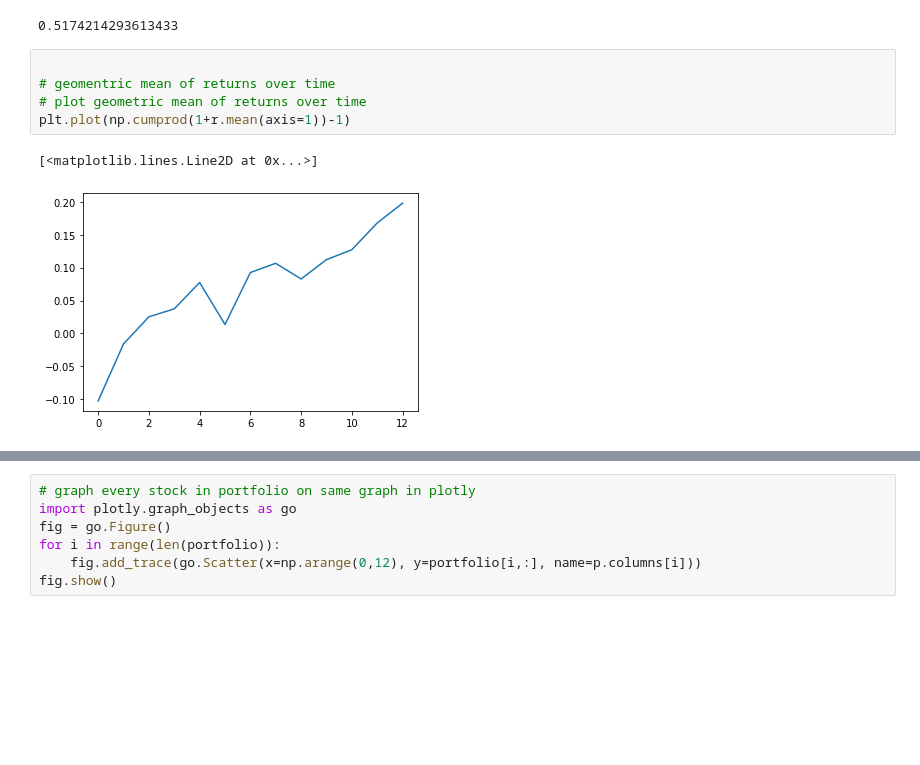
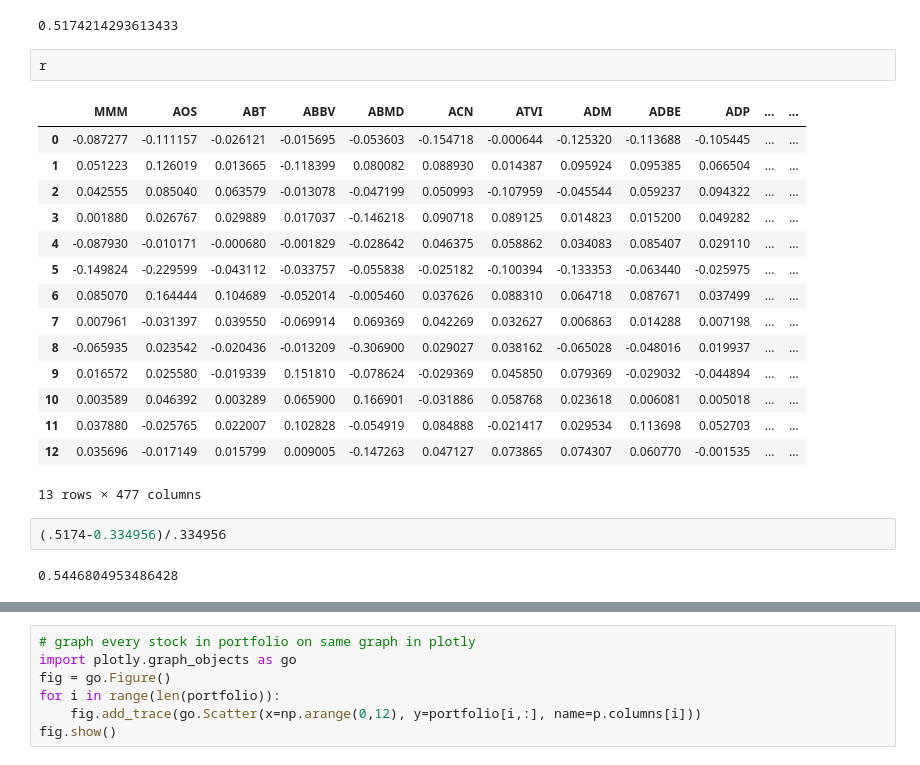
Before and after one commit to shannan-liu1/15093-project, a Jupyter notebook: portfolioOverTimepy.ipynb, the cells around one changed output, grey strips where cells are left out. Saved outputs shown, nothing was run; the diff lists cells and outputs as text; blank space fills up the shorter version.

```diff
--- a/portfolioOverTimepy.ipynb
+++ b/portfolioOverTimepy.ipynb
@@ -257,11 +131,25 @@ Total value of portfolio at the end of month : 151742.14293613433  Risk: 0.0  Re
 (total[-1]-100000)/100000
 # %% [output]
 0.5174214293613433
-# %%
-
-# geomentric mean of returns over time
-# plot geometric mean of returns over time
-plt.plot(np.cumprod(1+r.mean(axis=1))-1)
-# %% [output]
-[<matplotlib.lines.Line2D at 0x...>]
-[figure, removed]
+# %%
+r
+# %% [output]
+|  | MMM | AOS | ABT | ABBV | ABMD | ACN | ATVI | ADM | ADBE | ADP | ... | ... |
+| 0 | -0.087277 | -0.111157 | -0.026121 | -0.015695 | -0.053603 | -0.154718 | -0.000644 | -0.125320 | -0.113688 | -0.105445 | ... | ... |
+| 1 | 0.051223 | 0.126019 | 0.013665 | -0.118399 | 0.080082 | 0.088930 | 0.014387 | 0.095924 | 0.095385 | 0.066504 | ... | ... |
+| 2 | 0.042555 | 0.085040 | 0.063579 | -0.013078 | -0.047199 | 0.050993 | -0.107959 | -0.045544 | 0.059237 | 0.094322 | ... | ... |
+| 3 | 0.001880 | 0.026767 | 0.029889 | 0.017037 | -0.146218 | 0.090718 | 0.089125 | 0.014823 | 0.015200 | 0.049282 | ... | ... |
+| 4 | -0.087930 | -0.010171 | -0.000680 | -0.001829 | -0.028642 | 0.046375 | 0.058862 | 0.034083 | 0.085407 | 0.029110 | ... | ... |
+| 5 | -0.149824 | -0.229599 | -0.043112 | -0.033757 | -0.055838 | -0.025182 | -0.100394 | -0.133353 | -0.063440 | -0.025975 | ... | ... |
+| 6 | 0.085070 | 0.164444 | 0.104689 | -0.052014 | -0.005460 | 0.037626 | 0.088310 | 0.064718 | 0.087671 | 0.037499 | ... | ... |
+| 7 | 0.007961 | -0.031397 | 0.039550 | -0.069914 | 0.069369 | 0.042269 | 0.032627 | 0.006863 | 0.014288 | 0.007198 | ... | ... |
+| 8 | -0.065935 | 0.023542 | -0.020436 | -0.013209 | -0.306900 | 0.029027 | 0.038162 | -0.065028 | -0.048016 | 0.019937 | ... | ... |
+| 9 | 0.016572 | 0.025580 | -0.019339 | 0.151810 | -0.078624 | -0.029369 | 0.045850 | 0.079369 | -0.029032 | -0.044894 | ... | ... |
+| 10 | 0.003589 | 0.046392 | 0.003289 | 0.065900 | 0.166901 | -0.031886 | 0.058768 | 0.023618 | 0.006081 | 0.005018 | ... | ... |
+| 11 | 0.037880 | -0.025765 | 0.022007 | 0.102828 | -0.054919 | 0.084888 | -0.021417 | 0.029534 | 0.113698 | 0.052703 | ... | ... |
+| 12 | 0.035696 | -0.017149 | 0.015799 | 0.009005 | -0.147263 | 0.047127 | 0.073865 | 0.074307 | 0.060770 | -0.001535 | ... | ... |
+13 rows × 477 columns
+# %%
+(.5174-0.334956)/.334956
+# %% [output]
+0.5446804953486428
```
Also changed, not shown: parts of 10 cells of this notebook.
